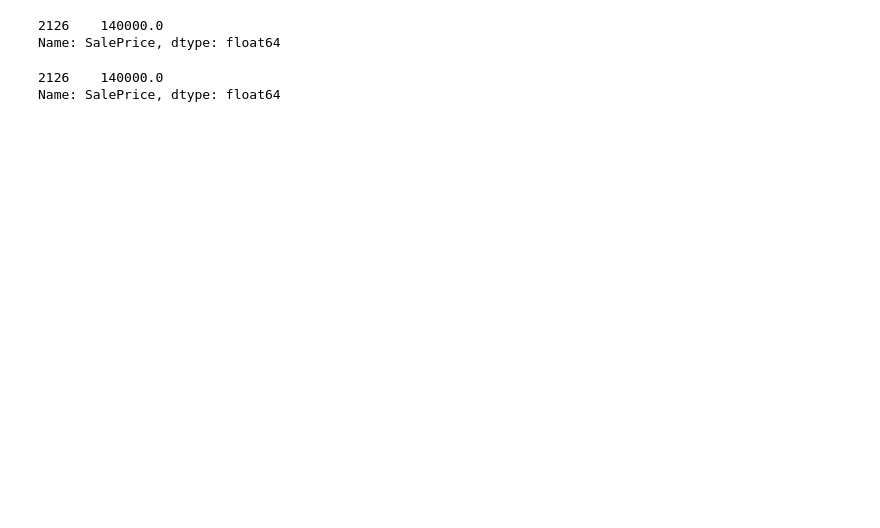
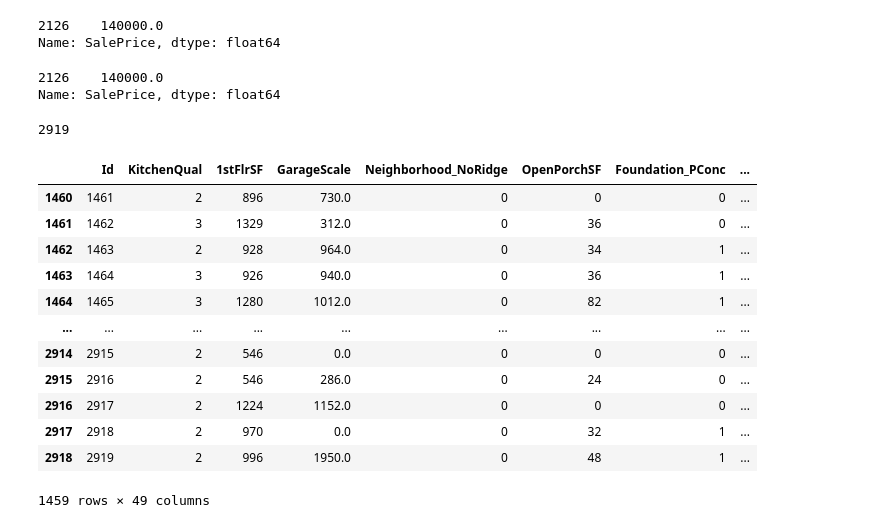
Before and after one commit to ckdanny/kaggle-competition, a Jupyter notebook: house-price-prediction/feature-engineering.ipynb, the cells around one changed output. Cells and saved outputs as stored; diff of their text form; code cells hidden in the pictures; blank space fills up the shorter version.

```diff
--- a/house-price-prediction/feature-engineering.ipynb
+++ b/house-price-prediction/feature-engineering.ipynb
@@ -606,3 +606,24 @@ Name: SalePrice, dtype: float64
 # %% [output]
 2126    140000.0
 Name: SalePrice, dtype: float64
+# %%
+len(full_set)
+# %% [output]
+2919
+# %%
+# full_set[0:1460]
+full_set[1460:]
+# %% [output]
+|  | Id | KitchenQual | 1stFlrSF | GarageScale | Neighborhood_NoRidge | OpenPorchSF | Foundation_PConc | ... |
+| 1460 | 1461 | 2 | 896 | 730.0 | 0 | 0 | 0 | ... |
+| 1461 | 1462 | 3 | 1329 | 312.0 | 0 | 36 | 0 | ... |
+| 1462 | 1463 | 2 | 928 | 964.0 | 0 | 34 | 1 | ... |
+| 1463 | 1464 | 3 | 926 | 940.0 | 0 | 36 | 1 | ... |
+| 1464 | 1465 | 3 | 1280 | 1012.0 | 0 | 82 | 1 | ... |
+| ... | ... | ... | ... | ... | ... | ... | ... | ... |
+| 2914 | 2915 | 2 | 546 | 0.0 | 0 | 0 | 0 | ... |
+| 2915 | 2916 | 2 | 546 | 286.0 | 0 | 24 | 0 | ... |
+| 2916 | 2917 | 2 | 1224 | 1152.0 | 0 | 0 | 0 | ... |
+| 2917 | 2918 | 2 | 970 | 0.0 | 0 | 32 | 1 | ... |
+| 2918 | 2919 | 2 | 996 | 1950.0 | 0 | 48 | 1 | ... |
+1459 rows × 49 columns
```
Also changed, not shown: parts of 1 cell of this notebook, 5 other files.
